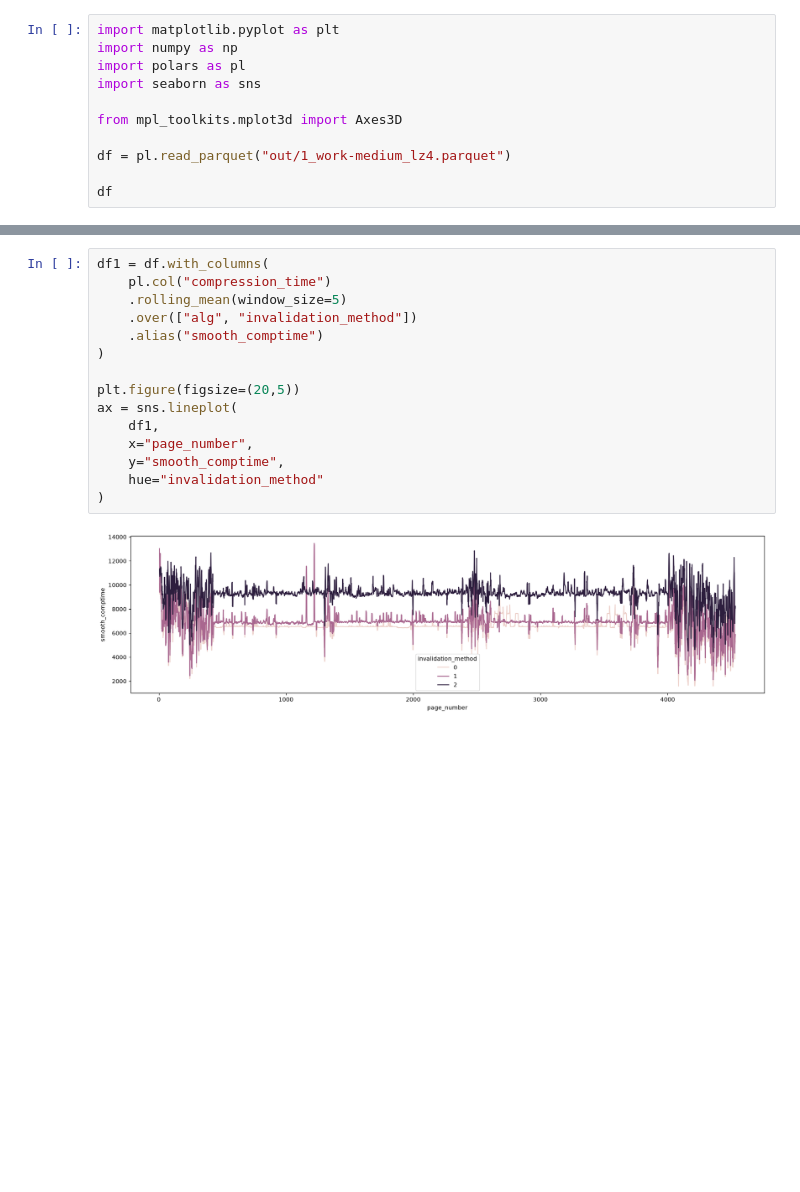
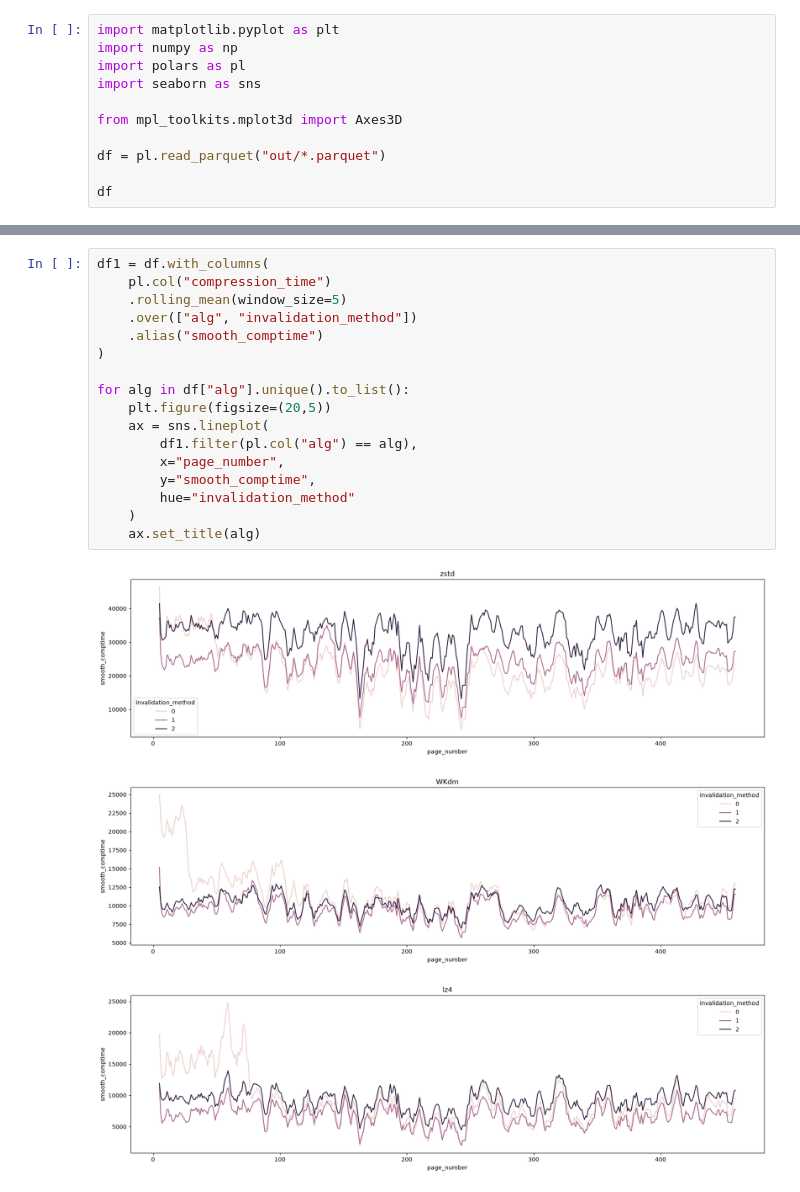
Before and after one commit to frisbii/compression-compare, a Jupyter notebook: visyay.ipynb, the cells around one changed output, grey strips where cells are left out. Saved outputs shown, nothing was run; the diff lists cells and outputs as text; blank space fills up the shorter version.

```diff
--- a/visyay.ipynb
+++ b/visyay.ipynb
@@ -6,7 +6,7 @@ import seaborn as sns
 
 from mpl_toolkits.mplot3d import Axes3D
 
-df = pl.read_parquet("out/1_work-medium_lz4.parquet")
+df = pl.read_parquet("out/*.parquet")
 
 df
 # %% [output]
@@ -27,17 +27,21 @@ shape: (13_599, 10)
 # %%
 df1 = df.with_columns(
     pl.col("compression_time")
     .rolling_mean(window_size=5)
     .over(["alg", "invalidation_method"])
     .alias("smooth_comptime")
 )
 
-plt.figure(figsize=(20,5))
-ax = sns.lineplot(
-    df1,
-    x="page_number",
-    y="smooth_comptime",
-    hue="invalidation_method"
-)
+for alg in df["alg"].unique().to_list():
+    plt.figure(figsize=(20,5))
+    ax = sns.lineplot(
+        df1.filter(pl.col("alg") == alg),
+        x="page_number",
+        y="smooth_comptime",
+        hue="invalidation_method"
+    )
+    ax.set_title(alg)
 # %% [output]
-[figure, old version]
+[figure, new version]
+[figure, added]
+[figure, added]
```
Also changed, not shown: parts of 1 cell of this notebook, 4 other files.
